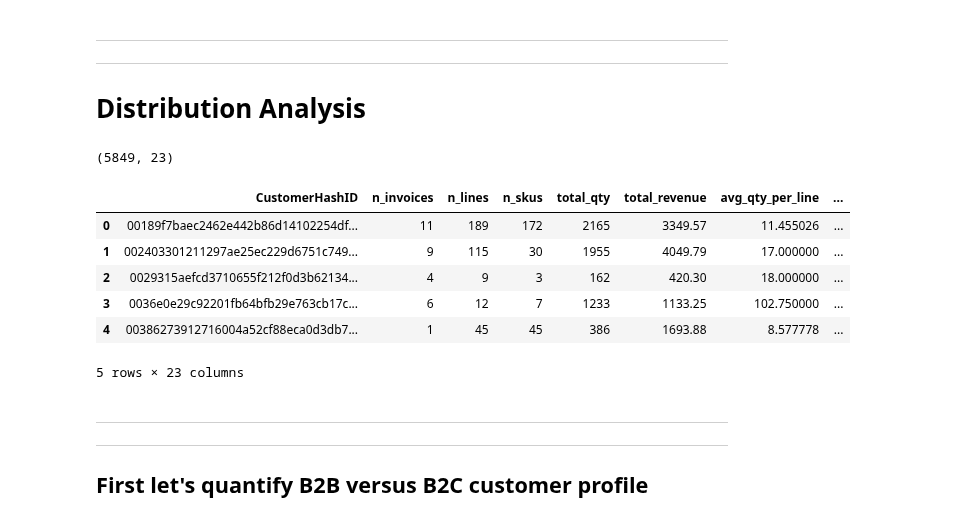
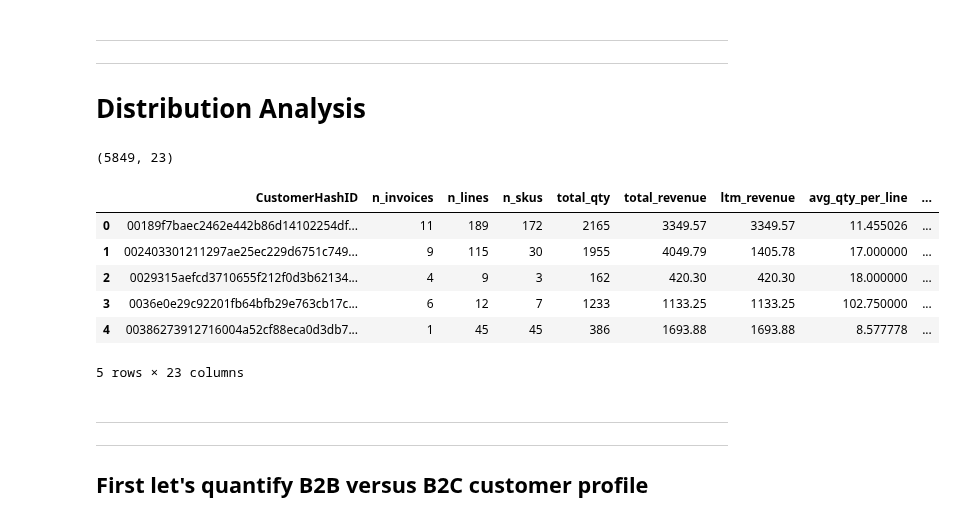
Before and after one commit to sachaplaye/rfm-lifecycle-segmentation, a Jupyter notebook: notebooks/3_data_distributions.ipynb, the cells around one changed output. Drawn from its saved outputs; the diff is of its cells as text; code cells hidden in the pictures.

Commit message:
Ecommerce_Segmentation/CU-869d2t348 bulk of RFM and some analysis

```diff
--- a/notebooks/3_data_distributions.ipynb
+++ b/notebooks/3_data_distributions.ipynb
@@ -83,9 +84,6 @@ else:
 ---
 # Distribution Analysis
 # %%
-# How do we identify B2B versus B2C customers in this dataset?
-# Since we need to profile both customer groups differently before doing further analysis
-
 # Rules for clean data filter to then get representative B2B and B2C customer profiles:
 #  StockCodeType	= PRODUCT
 #  DescriptionType  = PRODUCT
@@ -100,7 +98,7 @@ else:
 import pandas as pd
 import numpy as np
 
-# Apply your B2B/B2C-base filter rules
+# Apply customer base filter rules
 mask = (
     (df_cleansed_online_retail_orders['StockCodeType']    == 'PRODUCT') &
     (df_cleansed_online_retail_orders['DescriptionType']  == 'PRODUCT') &
@@ -108,6 +106,13 @@ mask = (
     (df_cleansed_online_retail_orders['OrderCheckout']    == 'CUSTOMER ACCOUNT')
 )
 df = df_cleansed_online_retail_orders.loc[mask].dropna(subset=['CustomerHashID']).copy()
+
+# Define 12-month cutoff and create trailing twelve month (LTM) Revenue column
+max_date = df['InvoiceDateMin'].max()
+ltm_cutoff = max_date - pd.Timedelta(days=365)
+
+# If the invoice is in the last 365 days, keep the price. Otherwise, set it to 0.
+df['ltm_revenue_raw'] = np.where(df['InvoiceDateMin'] >= ltm_cutoff, df['TotalPrice'], 0)
 
 # Per-invoice breadth (distinct SKUs in a basket)
 inv_breadth = (df.groupby(['CustomerHashID','Invoice'])['StockCode']
@@ -116,56 +121,67 @@ inv_value   = (df.groupby(['CustomerHashID','Invoice'])['TotalPrice']
                  .sum().reset_index(name='basket_value'))
 inv_qty     = (df.groupby(['CustomerHashID','Invoice'])['Quantity']
                  .sum().reset_index(name='basket_qty'))
 
 # Customer-level aggregations
 customer = df.groupby('CustomerHashID').agg(
-    n_invoices         = ('Invoice',      'nunique'),
-    n_lines            = ('Invoice',      'size'),
-    n_skus             = ('StockCode',    'nunique'),
-    total_qty          = ('Quantity',     'sum'),
-    total_revenue      = ('TotalPrice',   'sum'),
-    avg_qty_per_line   = ('Quantity',     'mean'),
-    median_qty_per_line= ('Quantity',     'median'),
-    max_qty_per_line   = ('Quantity',     'max'),
-    avg_unit_price     = ('UnitPrice',    'mean'),
-    first_purchase     = ('InvoiceDateMin','min'),
-    last_purchase      = ('InvoiceDateMin','max'),
-    n_countries        = ('Country',      'nunique'),
+    n_invoices         = ('Invoice',         'nunique'),
+    n_lines            = ('Invoice',         'size'),
+    n_skus             = ('StockCode',       'nunique'),
+    total_qty          = ('Quantity',        'sum'),
+    total_revenue      = ('TotalPrice',      'sum'),
+    ltm_revenue        = ('ltm_revenue_raw', 'sum'),
+    avg_qty_per_line   = ('Quantity',        'mean'),
+    median_qty_per_line= ('Quantity',        'median'),
+    max_qty_per_line   = ('Quantity',        'max'),
+    first_purchase     = ('InvoiceDateMin',  'min'),
+    last_purchase      = ('InvoiceDateMin',  'max'),
+    n_countries        = ('Country',         'nunique'),
 ).reset_index()
+
+customer['total_revenue'] = customer['total_revenue'].round(2)
+customer['ltm_revenue'] = customer['ltm_revenue'].round(2)
 
 customer = (customer
     .merge(inv_breadth.groupby('CustomerHashID')['breadth'].mean()
                        .rename('avg_basket_breadth'), on='CustomerHashID')
     .merge(inv_value.groupby('CustomerHashID')['basket_value'].mean()
                      .rename('avg_basket_value'), on='CustomerHashID')
     .merge(inv_qty.groupby('CustomerHashID')['basket_qty'].mean()
                    .rename('avg_basket_qty'), on='CustomerHashID')
 )
 
-# we don't know tenure so we use active span for the trading window
+# Calculate average item value
+customer['avg_item_value'] = customer['total_revenue'] / customer['total_qty']
+
+# we don't know tenure so we use active span for the trading window, between first and last purchase (min 1 day)
 customer['active_span_days'] = (customer['last_purchase'] - customer['first_purchase']).dt.days.clip(lower=1)
-customer['orders_per_month'] = customer['n_invoices'] / (customer['active_span_days'] / 30.44)
+
+# To handle first day orders defaulting to 30.44 orders force the minimum window to be 1 month (30.44 days)
+math_span_days = (customer['last_purchase'] - customer['first_purchase']).dt.days.clip(lower=30.44)
+customer['orders_per_month'] = customer['n_invoices'] / (math_span_days / 30.44)
+
 customer['recency_days']     = (df['InvoiceDateMin'].max() - customer['last_purchase']).dt.days
 customer['repeat_customer']  = customer['n_invoices'] > 1
-customer['cohort'] = customer['first_purchase'].dt.to_period('M')
+
+# we add a cohort month for analysis that requires customer age
+customer['cohort_month'] = customer['first_purchase'].dt.to_period('M')
+
 
 # we flag customers first purchase within 30 days of window as left-censored since we don'k know when they actually started
 data_start = df['InvoiceDateMin'].min()
 buffer = pd.Timedelta(days=30)
 customer['is_left_censored'] = customer['first_purchase'] <= (data_start + buffer)
-# we add a cohort month for analysis that requires customer age
-customer['cohort_month'] = customer['first_purchase'].dt.to_period('M')
 
 print(customer.shape)
 customer.head()
 # %% [output]
 (5849, 23)
-|  | CustomerHashID | n_invoices | n_lines | n_skus | total_qty | total_revenue | avg_qty_per_line | ... |
-| 0 | 00189f7baec2462e442b86d14102254df... | 11 | 189 | 172 | 2165 | 3349.57 | 11.455026 | ... |
-| 1 | 002403301211297ae25ec229d6751c749... | 9 | 115 | 30 | 1955 | 4049.79 | 17.000000 | ... |
-| 2 | 0029315aefcd3710655f212f0d3b62134... | 4 | 9 | 3 | 162 | 420.30 | 18.000000 | ... |
-| 3 | 0036e0e29c92201fb64bfb29e763cb17c... | 6 | 12 | 7 | 1233 | 1133.25 | 102.750000 | ... |
-| 4 | 00386273912716004a52cf88eca0d3db7... | 1 | 45 | 45 | 386 | 1693.88 | 8.577778 | ... |
+|  | CustomerHashID | n_invoices | n_lines | n_skus | total_qty | total_revenue | ltm_revenue | avg_qty_per_line | ... |
+| 0 | 00189f7baec2462e442b86d14102254df... | 11 | 189 | 172 | 2165 | 3349.57 | 3349.57 | 11.455026 | ... |
+| 1 | 002403301211297ae25ec229d6751c749... | 9 | 115 | 30 | 1955 | 4049.79 | 1405.78 | 17.000000 | ... |
+| 2 | 0029315aefcd3710655f212f0d3b62134... | 4 | 9 | 3 | 162 | 420.30 | 420.30 | 18.000000 | ... |
+| 3 | 0036e0e29c92201fb64bfb29e763cb17c... | 6 | 12 | 7 | 1233 | 1133.25 | 1133.25 | 102.750000 | ... |
+| 4 | 00386273912716004a52cf88eca0d3db7... | 1 | 45 | 45 | 386 | 1693.88 | 1693.88 | 8.577778 | ... |
 5 rows × 23 columns
 # %% [markdown]
 ---
```
Also changed, not shown: parts of 41 cells of this notebook, 2 other files.
